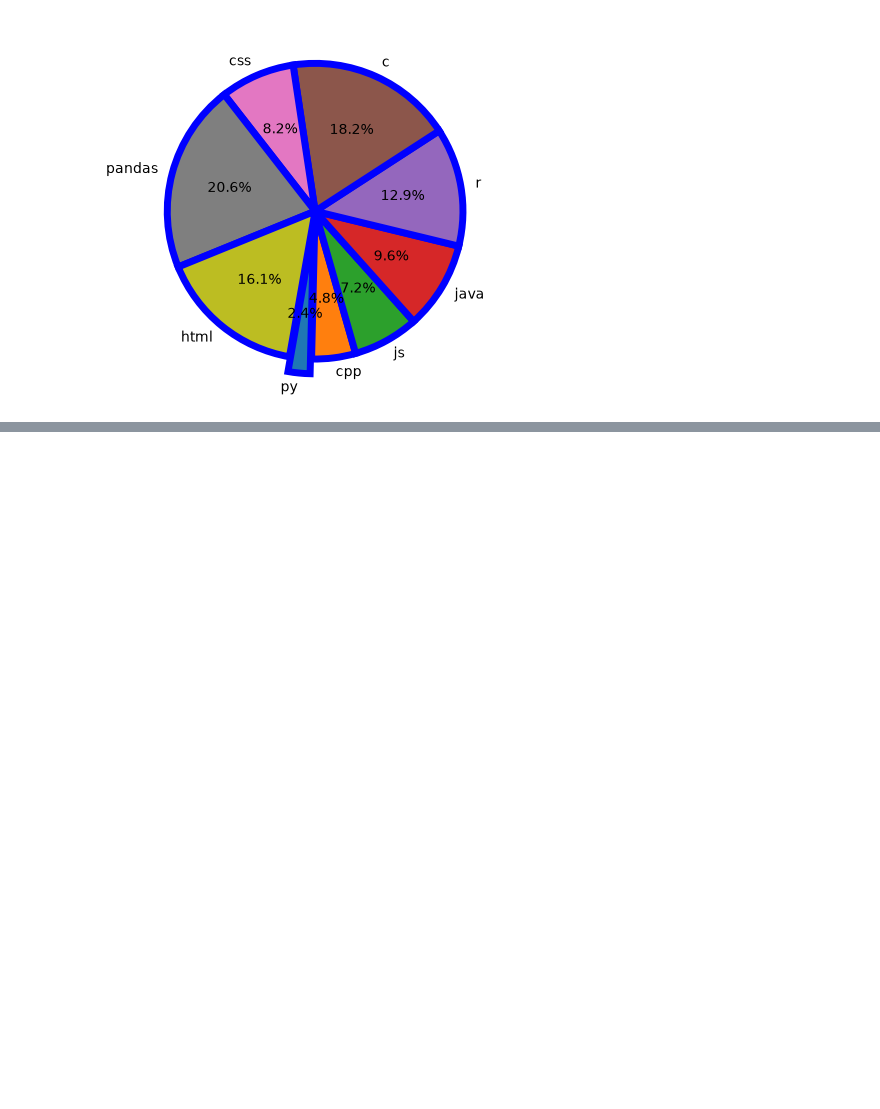
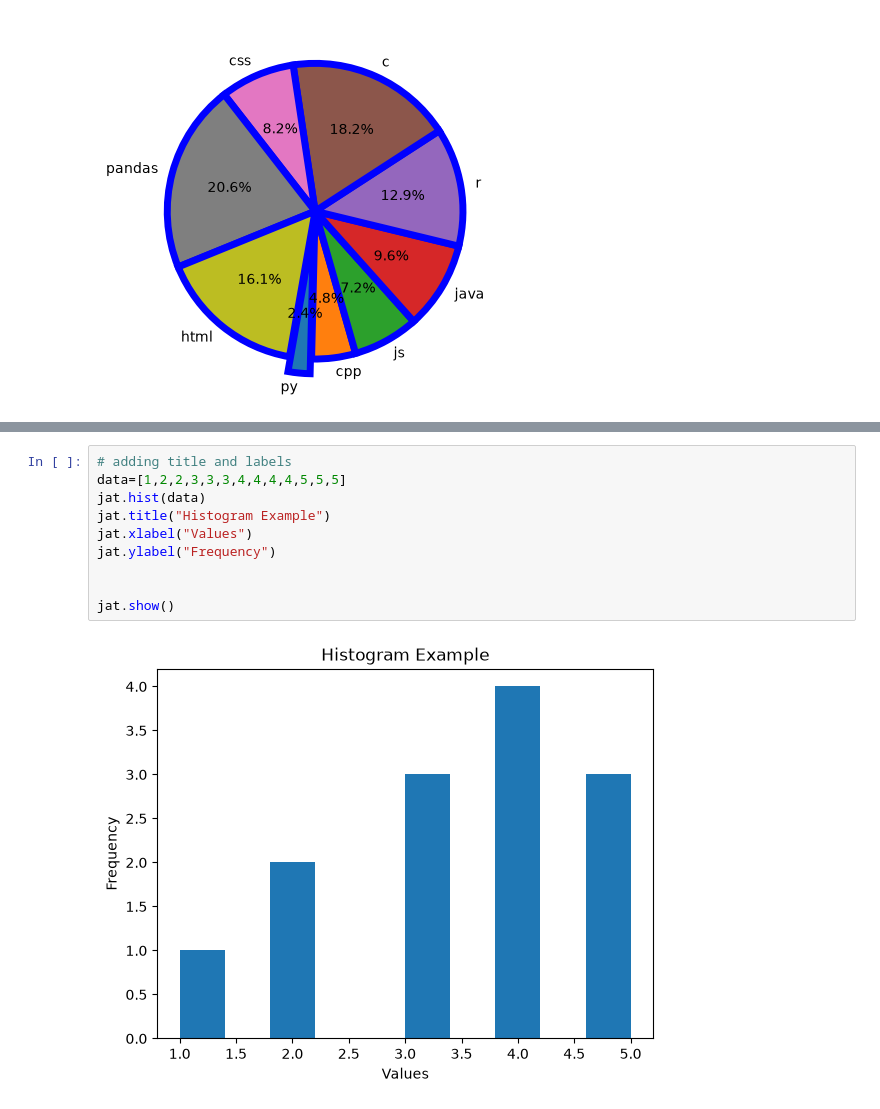
Before and after one commit to ankit-kr-maurya-82/Data-Science, a Jupyter notebook: day9.ipynb, the cells around one changed output, grey strips where cells are left out. Saved outputs shown, nothing was run; the diff lists cells and outputs as text; blank space fills up the shorter version.

```diff
--- a/day9.ipynb
+++ b/day9.ipynb
@@ -164,0 +179,12 @@ jat.show()
+# %%
+# adding title and labels
+data=[1,2,2,3,3,3,4,4,4,4,5,5,5]
+jat.hist(data)
+jat.title("Histogram Example")
+jat.xlabel("Values")
+jat.ylabel("Frequency")
+
+
+jat.show()
+# %% [output]
+[figure, added]
```
Also changed, not shown: parts of 5 cells of this notebook.
